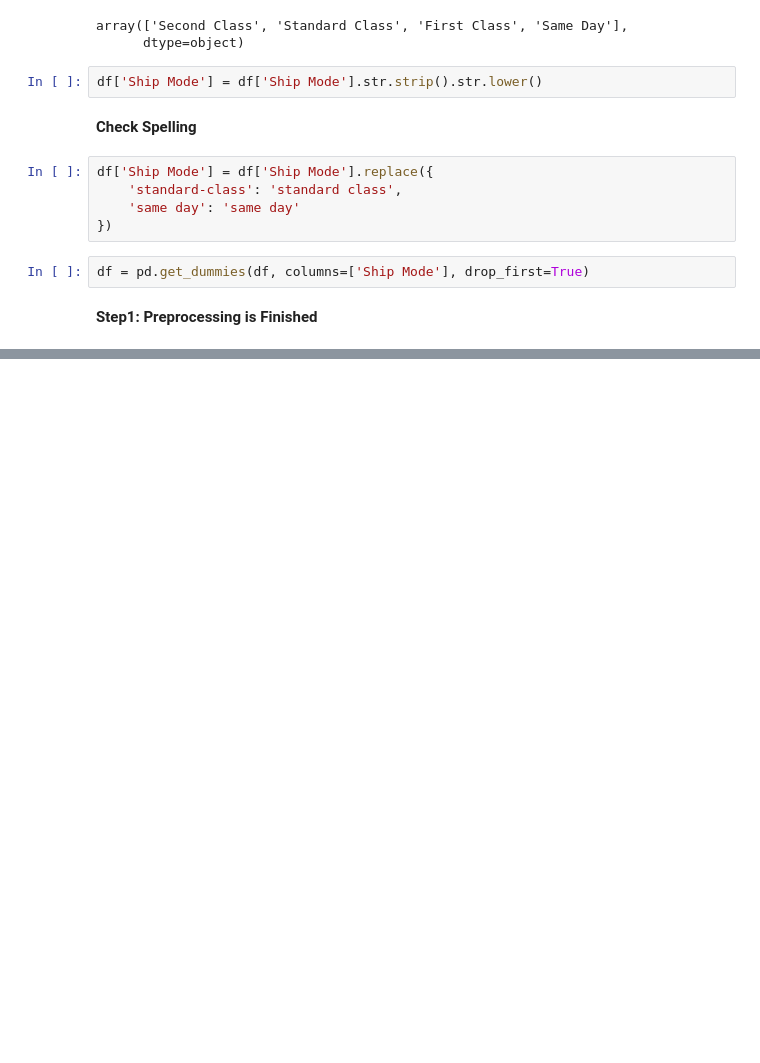
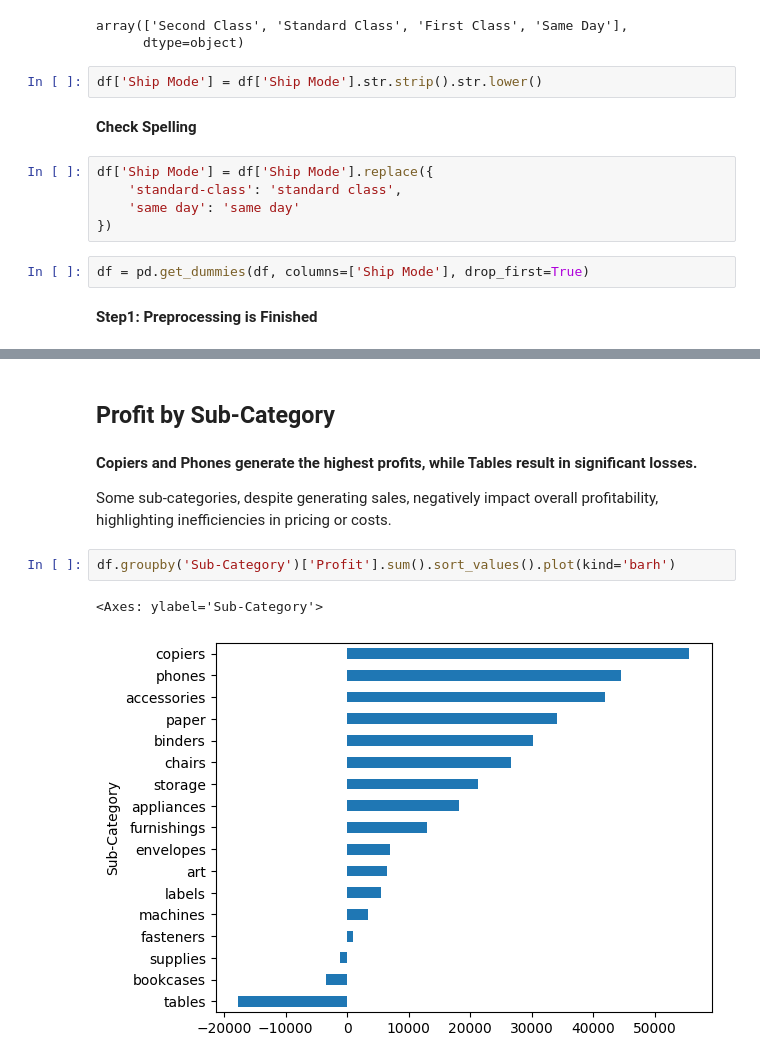
Before and after one commit to Salma-Salah420/E-commerce-Data-analysis-and-visualization-project, a Jupyter notebook: E_commerce_Preprocessing.ipynb, the cells around one changed output, grey strips where cells are left out. Cells and saved outputs as stored; diff of their text form; blank space fills up the shorter version.

```diff
--- a/E_commerce_Preprocessing.ipynb
+++ b/E_commerce_Preprocessing.ipynb
@@ -282,0 +304,11 @@ df = pd.get_dummies(df, columns=['Ship Mode'], drop_first=True)
+# %% [markdown]
+## Profit by Sub-Category
+# %% [markdown]
+**Copiers and Phones generate the highest profits, while Tables result in significant losses.**
+
+Some sub-categories, despite generating sales, negatively impact overall profitability, highlighting inefficiencies in pricing or costs.
+# %%
+df.groupby('Sub-Category')['Profit'].sum().sort_values().plot(kind='barh')
+# %% [output]
+<Axes: ylabel='Sub-Category'>
+[figure, added]
```
Also changed, not shown: parts of 50 cells of this notebook.
